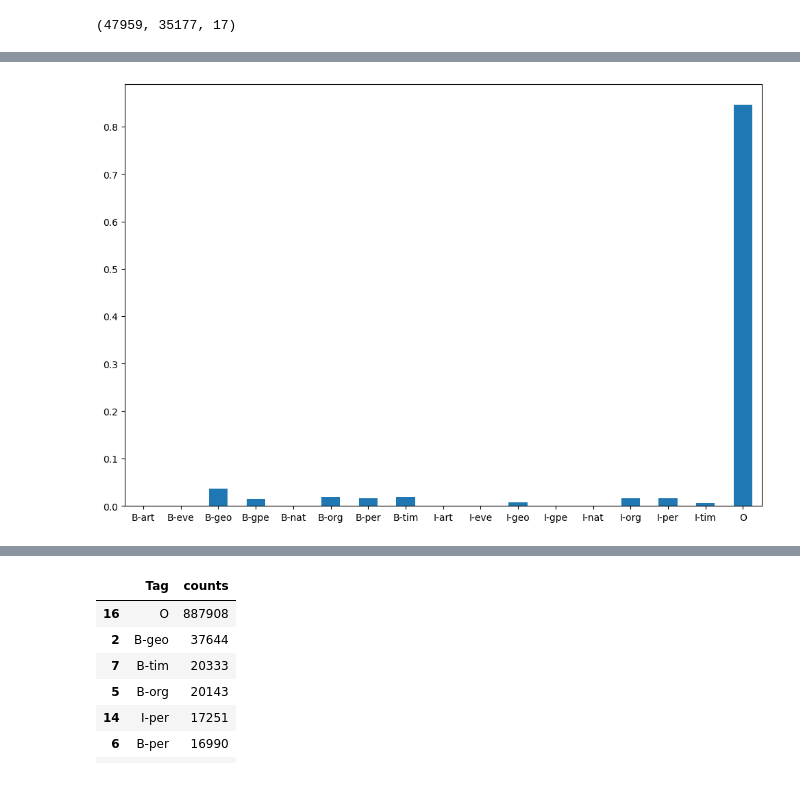
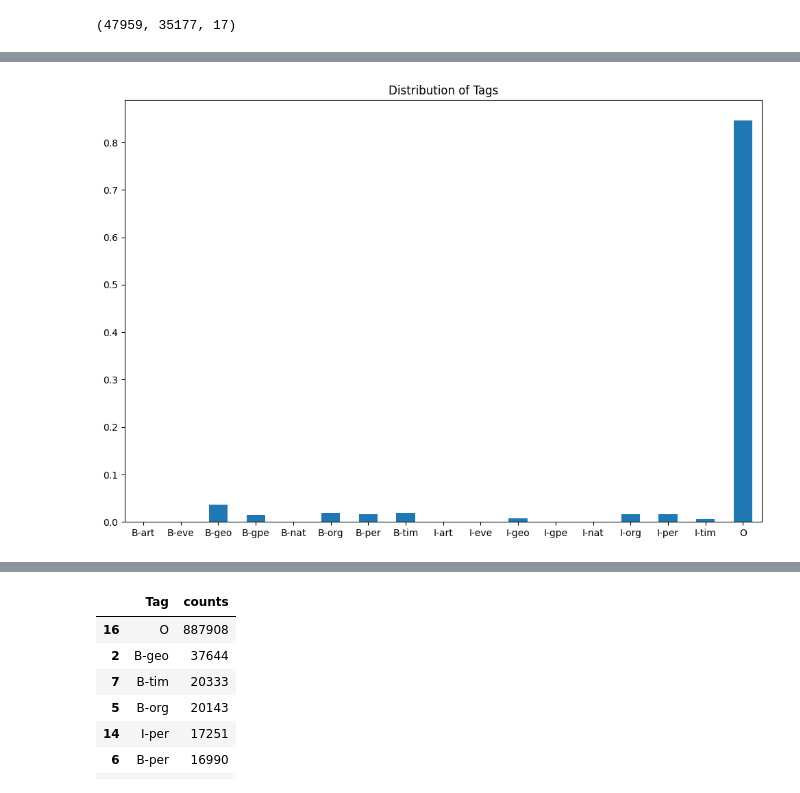
Before and after one commit to pypratikyesankar9/NLP_demystified, a Jupyter notebook: Named_entity_first_cut_model.ipynb, the cells around one changed output, grey strips where cells are left out. Cells and saved outputs as stored; diff of their text form; code cells hidden in the pictures.

```diff
--- a/Named_entity_first_cut_model.ipynb
+++ b/Named_entity_first_cut_model.ipynb
@@ -93,10 +80,11 @@ from sklearn.svm import SVC
 # %%
 
 bins, counts = np.unique(data.Tag, return_counts=True)
 freq_series = pd.Series(counts/len(data))
 plt.figure(figsize=(12, 8))
 ax = freq_series.plot(kind='bar')
 ax.set_xticklabels(bins, rotation=0)
+ax.set_title('Distribution of Tags')
 plt.show()
 # %% [output]
-[figure, old version]
+[figure, new version]
```
Also changed, not shown: parts of 19 cells of this notebook.
